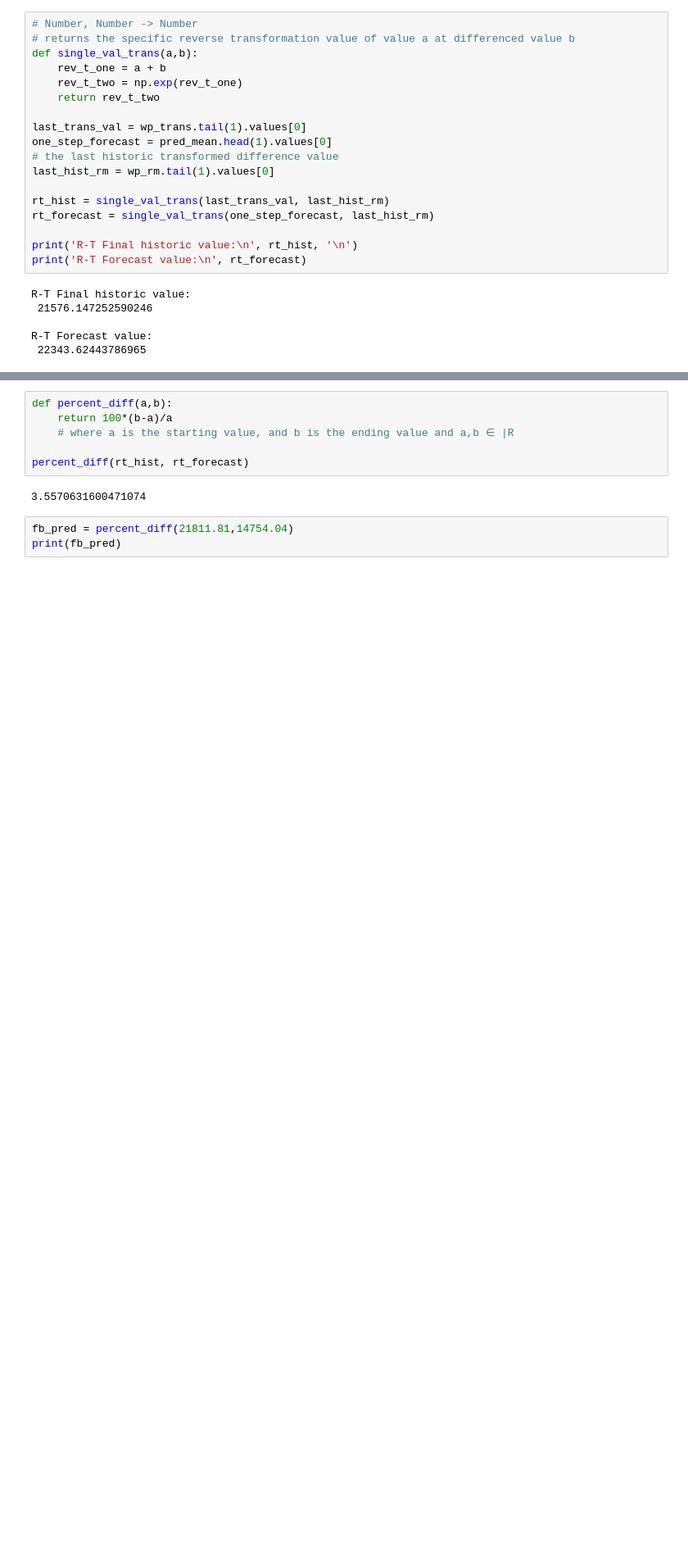
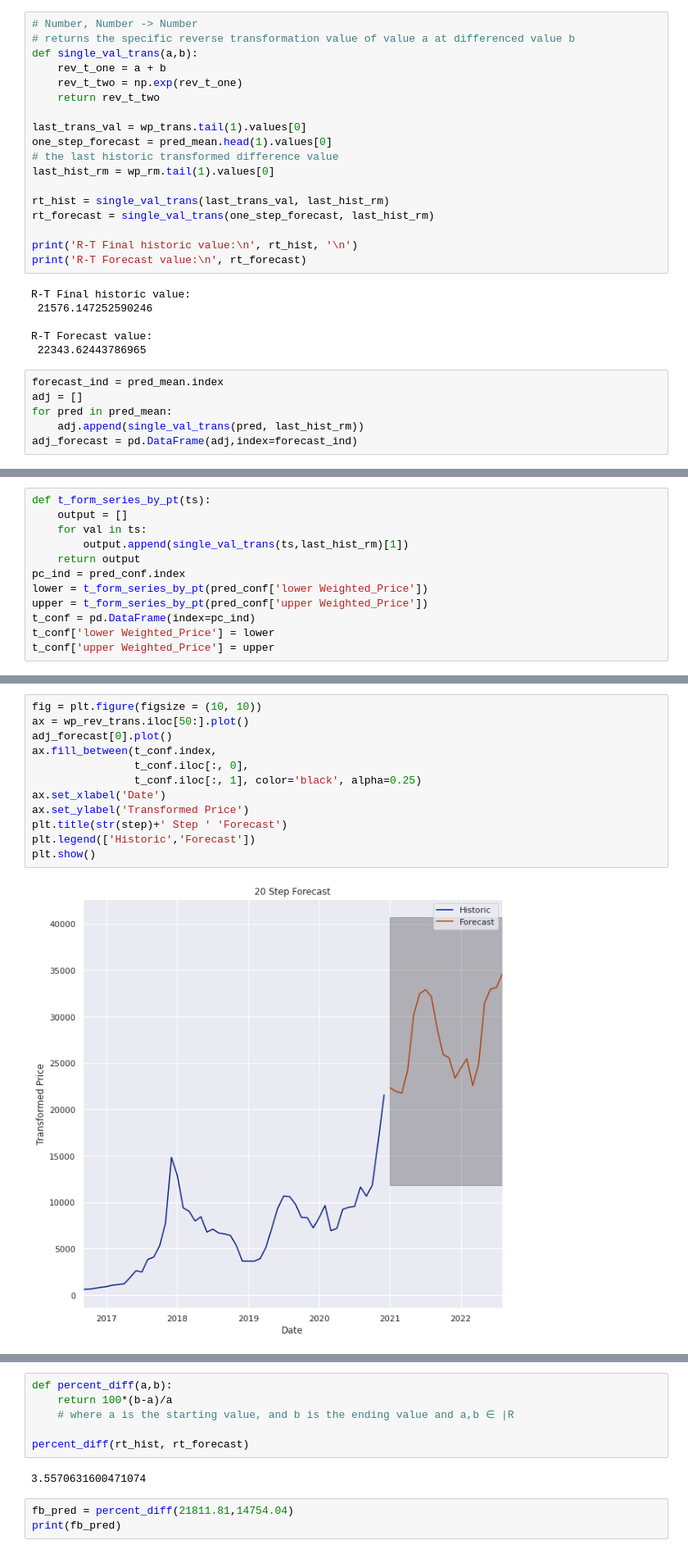
Before and after one commit to MrChamp/FIModule4Project, a Jupyter notebook: mod4Project.ipynb, the cells around one changed output, grey strips where cells are left out. Shown at 82% size. Drawn from its saved outputs; the diff is of its cells as text; blank space fills up the shorter version.

```diff
--- a/mod4Project.ipynb
+++ b/mod4Project.ipynb
@@ -525,3 +526,9 @@ R-T Final historic value:
 
 R-T Forecast value:
  22343.62443786965
+# %%
+forecast_ind = pred_mean.index
+adj = []
+for pred in pred_mean:
+    adj.append(single_val_trans(pred, last_hist_rm))
+adj_forecast = pd.DataFrame(adj,index=forecast_ind)
@@ -527,0 +542,12 @@ R-T Forecast value:
+# %%
+def t_form_series_by_pt(ts):
+    output = []
+    for val in ts:
+        output.append(single_val_trans(ts,last_hist_rm)[1])
+    return output
+pc_ind = pred_conf.index
+lower = t_form_series_by_pt(pred_conf['lower Weighted_Price'])
+upper = t_form_series_by_pt(pred_conf['upper Weighted_Price'])
+t_conf = pd.DataFrame(index=pc_ind)
+t_conf['lower Weighted_Price'] = lower
+t_conf['upper Weighted_Price'] = upper
@@ -527,0 +563,14 @@ R-T Forecast value:
+# %%
+fig = plt.figure(figsize = (10, 10))
+ax = wp_rev_trans.iloc[50:].plot()
+adj_forecast[0].plot()
+ax.fill_between(t_conf.index,
+                t_conf.iloc[:, 0],
+                t_conf.iloc[:, 1], color='black', alpha=0.25)
+ax.set_xlabel('Date')
+ax.set_ylabel('Transformed Price')
+plt.title(str(step)+' Step ' 'Forecast')
+plt.legend(['Historic','Forecast'])
+plt.show()
+# %% [output]
+[figure, added]
```
Also changed, not shown: parts of 22 cells of this notebook.
